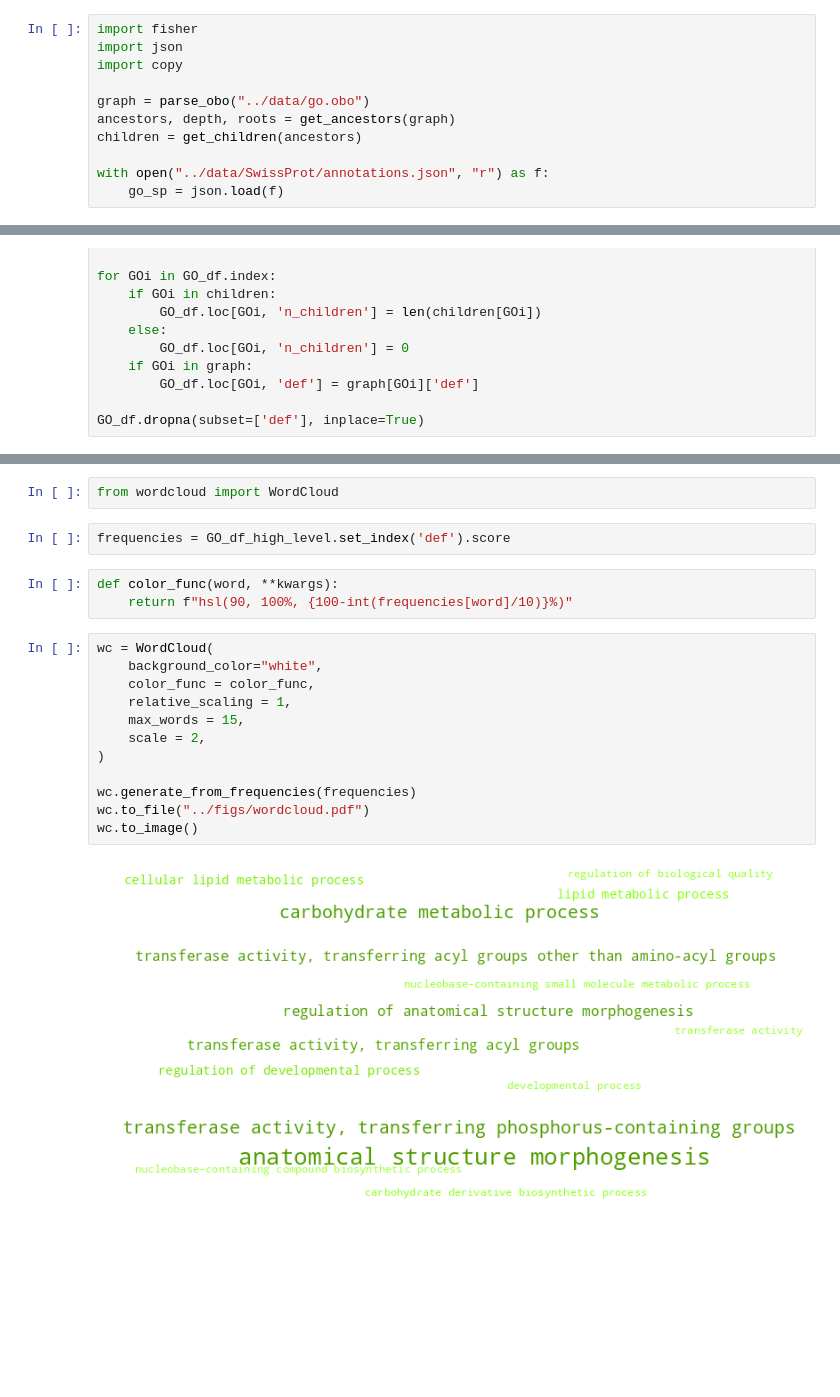
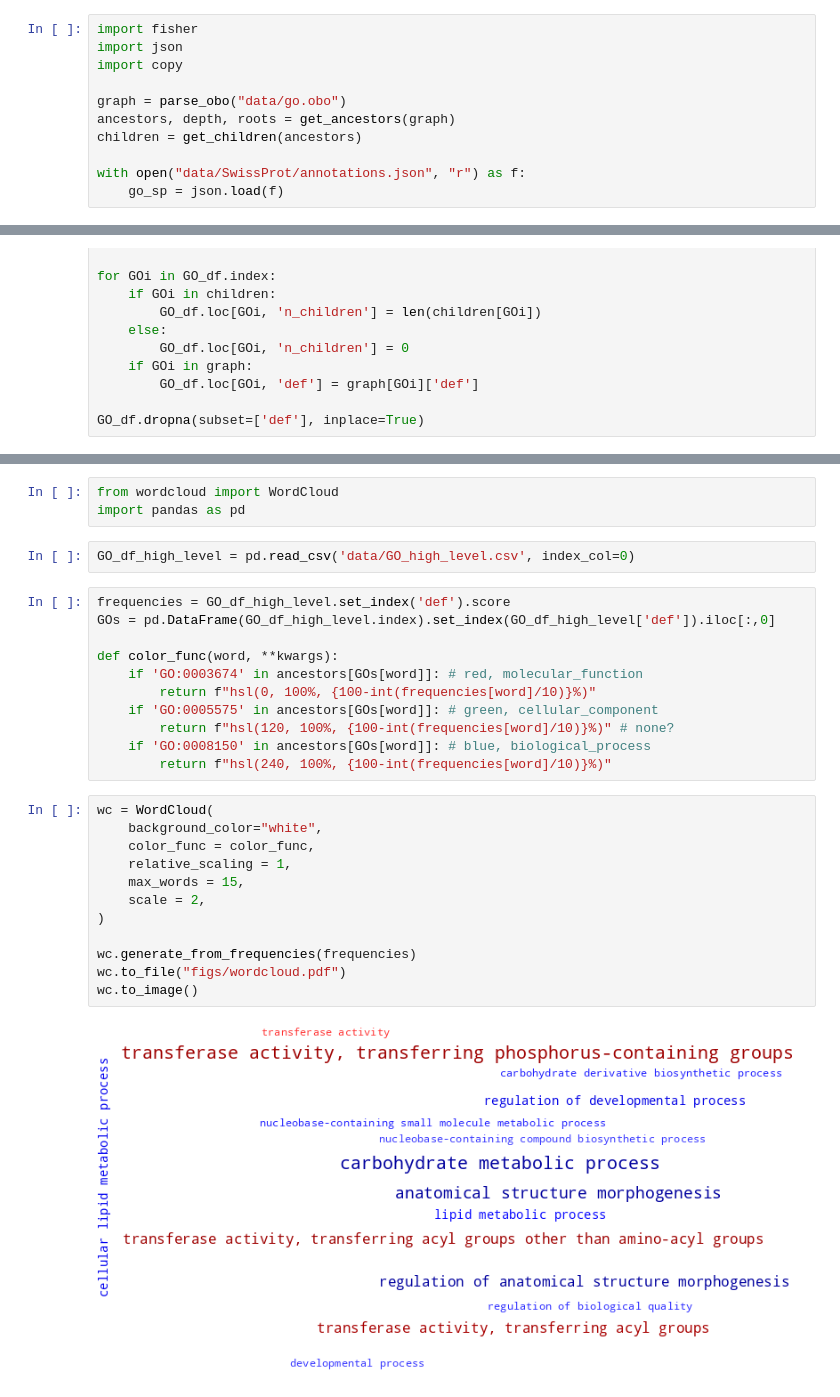
Before and after one commit to krzhalovski/Biological-Data, a Jupyter notebook: Report_Final_Draft.ipynb, the cells around one changed output, grey strips where cells are left out. Drawn from its saved outputs; the diff is of its cells as text; blank space fills up the shorter version.

Commit message:
Added wordcloud in report

```diff
--- a/Report_Final_Draft.ipynb
+++ b/Report_Final_Draft.ipynb
@@ -569,11 +552,11 @@ import fisher
 import json
 import copy
 
-graph = parse_obo("../data/go.obo")
+graph = parse_obo("data/go.obo")
 ancestors, depth, roots = get_ancestors(graph)
 children = get_children(ancestors)
 
-with open("../data/SwissProt/annotations.json", "r") as f:
+with open("data/SwissProt/annotations.json", "r") as f:
     go_sp = json.load(f)
 # %%
 terms_set = {}
@@ -649,22 +632,31 @@ GO_df_high_level
 | GO:0071704 | 1.0 | 1.268347e-22 | 0.000007 | 1.723967 | 50.419157 | 6032.0 | organic substance metabolic process |
 # %%
 from wordcloud import WordCloud
+import pandas as pd
-# %%
-frequencies = GO_df_high_level.set_index('def').score
-# %%
-def color_func(word, **kwargs):
-    return f"hsl(90, 100%, {100-int(frequencies[word]/10)}%)"
+# %%
+GO_df_high_level = pd.read_csv('data/GO_high_level.csv', index_col=0)
+# %%
+frequencies = GO_df_high_level.set_index('def').score
+GOs = pd.DataFrame(GO_df_high_level.index).set_index(GO_df_high_level['def']).iloc[:,0]
+
+def color_func(word, **kwargs):
+    if 'GO:0003674' in ancestors[GOs[word]]: # red, molecular_function
+        return f"hsl(0, 100%, {100-int(frequencies[word]/10)}%)"
+    if 'GO:0005575' in ancestors[GOs[word]]: # green, cellular_component
+        return f"hsl(120, 100%, {100-int(frequencies[word]/10)}%)" # none?
+    if 'GO:0008150' in ancestors[GOs[word]]: # blue, biological_process
+        return f"hsl(240, 100%, {100-int(frequencies[word]/10)}%)"
 # %%
 wc = WordCloud(
     background_color="white",
     color_func = color_func,
     relative_scaling = 1,
     max_words = 15,
     scale = 2,
 )
 
 wc.generate_from_frequencies(frequencies)
-wc.to_file("../figs/wordcloud.pdf")
+wc.to_file("figs/wordcloud.pdf")
 wc.to_image()
 # %% [output]
-[figure, old version]
+[figure, new version]
```
Also changed, not shown: parts of 20 cells of this notebook.
